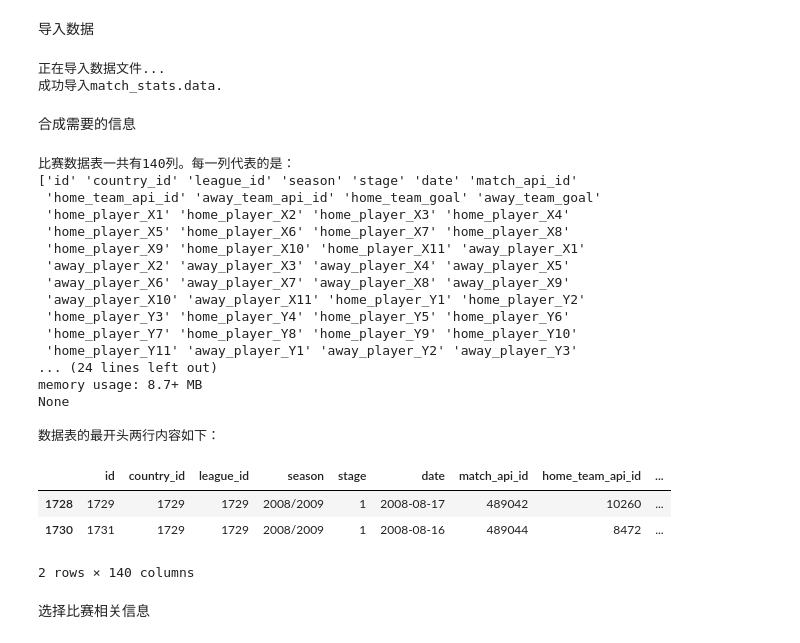
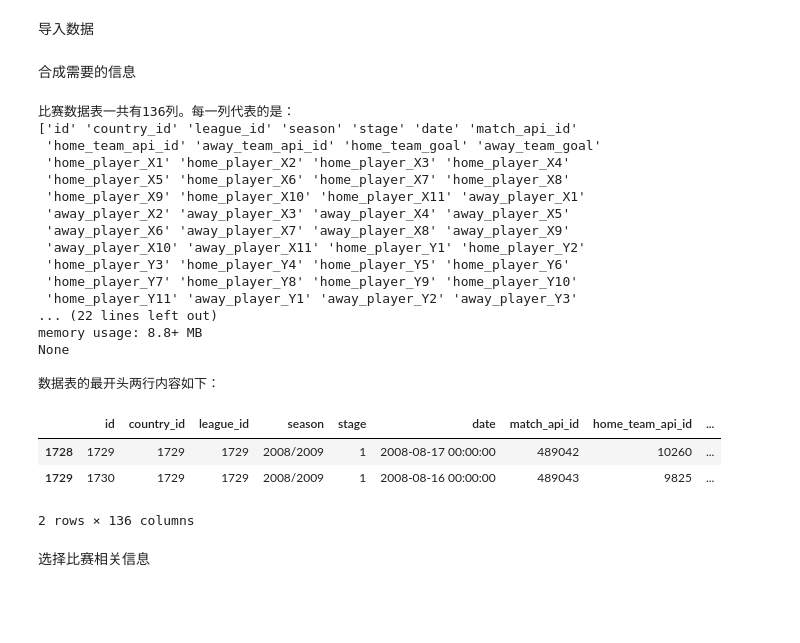
Before and after one commit to xzl524/football_data_analysis, a Jupyter notebook: projects/match_outcome_prediction/football_match_outcome_prediction_kaggle_dataset_CN.ipynb, the cells around one changed output. Cells and saved outputs as stored; diff of their text form; code cells hidden in the pictures; blank space fills up the shorter version.

Commit message:
Use match.csv for match outcome prediction instead of match.data.

```diff
--- a/projects/match_outcome_prediction/football_match_outcome_prediction_kaggle_dataset_CN.ipynb
+++ b/projects/match_outcome_prediction/football_match_outcome_prediction_kaggle_dataset_CN.ipynb
@@ -73,23 +73,12 @@ print('所有需要的python模块都已导入。')
 
 # 据实际情况修改数据文件路径
 data_folder = os.path.join(os.path.pardir, os.path.pardir, 'data_source', 'kaggle')
-match_stats_table_name = 'match_stats.data'
-
-try:
-    with open(os.path.join(data_folder, match_stats_table_name), 'rb') as f:
-        print('正在导入数据文件...')
-        match = pd.read_pickle(f)
-        print('成功导入{}.'.format(match_stats_table_name))
-except Exception as e:
-    print('无法导入{}.'.format(match_stats_table_name))
+match = pd.read_csv(os.path.join(data_folder, 'match.csv'))
-# %% [output]
-正在导入数据文件...
-成功导入match_stats.data.
 # %% [markdown]
 合成需要的信息
 # %%
 # 射门相关的数据包括：射正非进球数、射偏数和进球数
-shot_events = ['shoton_no_goal', 'shotoff', 'goal']
+shot_events = ['shoton', 'shotoff', 'goal']
 
 # 选择主客队射门相关的信息
 home_team_feature = ['home_team_{}'.format(i) for i in shot_events]
@@ -99,49 +88,45 @@ away_team_feature = ['away_team_{}'.format(i) for i in shot_events]
 for col in home_team_feature + away_team_feature:
     match = match[match[col].notnull()]
 
-# 通过射正非进球数和进球数合成射正数
-match['home_team_shoton'] = match['home_team_shoton_no_goal'] + match['home_team_goal']
-match['away_team_shoton'] = match['away_team_shoton_no_goal'] + match['away_team_goal']
-
 # 合成射门数
-match['home_team_shot'] = match['home_team_shoton_no_goal'] + match['home_team_shotoff'] + match['home_team_goal']
-match['away_team_shot'] = match['away_team_shoton_no_goal'] + match['away_team_shotoff'] + match['away_team_goal']
+match['home_team_shot'] = match['home_team_shoton'] + match['home_team_shotoff'] + match['home_team_goal']
+match['away_team_shot'] = match['away_team_shoton'] + match['away_team_shotoff'] + match['away_team_goal']
 
 # 合成净胜球数
 goal_diff = match['home_team_goal'] - match['away_team_goal']
 
 # 对比赛结果进行编码
 # 主队获胜：0
 # 双方打平：1
 # 客队获胜：2
 match['result'] = np.where(goal_diff > 0, 0, np.where(goal_diff < 0, 2, 1))
 
 print('比赛数据表一共有{}列。每一列代表的是：\n{}\n'.format(match.shape[1], match.columns.values))
 print(match.info())
 print('\n数据表的最开头两行内容如下：')
 match.head(2)
 # %% [output]
-比赛数据表一共有140列。每一列代表的是：
+比赛数据表一共有136列。每一列代表的是：
 ['id' 'country_id' 'league_id' 'season' 'stage' 'date' 'match_api_id'
  'home_team_api_id' 'away_team_api_id' 'home_team_goal' 'away_team_goal'
  'home_player_X1' 'home_player_X2' 'home_player_X3' 'home_player_X4'
  'home_player_X5' 'home_player_X6' 'home_player_X7' 'home_player_X8'
  'home_player_X9' 'home_player_X10' 'home_player_X11' 'away_player_X1'
  'away_player_X2' 'away_player_X3' 'away_player_X4' 'away_player_X5'
  'away_player_X6' 'away_player_X7' 'away_player_X8' 'away_player_X9'
  'away_player_X10' 'away_player_X11' 'home_player_Y1' 'home_player_Y2'
  'home_player_Y3' 'home_player_Y4' 'home_player_Y5' 'home_player_Y6'
  'home_player_Y7' 'home_player_Y8' 'home_player_Y9' 'home_player_Y10'
  'home_player_Y11' 'away_player_Y1' 'away_player_Y2' 'away_player_Y3'
-... (24 lines left out)
-memory usage: 8.7+ MB
+... (22 lines left out)
+memory usage: 8.8+ MB
 None
 
 数据表的最开头两行内容如下：
 |  | id | country_id | league_id | season | stage | date | match_api_id | home_team_api_id | ... |
-| 1728 | 1729 | 1729 | 1729 | 2008/2009 | 1 | 2008-08-17 | 489042 | 10260 | ... |
-| 1730 | 1731 | 1729 | 1729 | 2008/2009 | 1 | 2008-08-16 | 489044 | 8472 | ... |
+| 1728 | 1729 | 1729 | 1729 | 2008/2009 | 1 | 2008-08-17 00:00:00 | 489042 | 10260 | ... |
+| 1729 | 1730 | 1729 | 1729 | 2008/2009 | 1 | 2008-08-16 00:00:00 | 489043 | 9825 | ... |
-2 rows × 140 columns
+2 rows × 136 columns
 # %% [markdown]
 选择比赛相关信息
 # %% [markdown]
```
Also changed, not shown: parts of 1 cell of this notebook.
